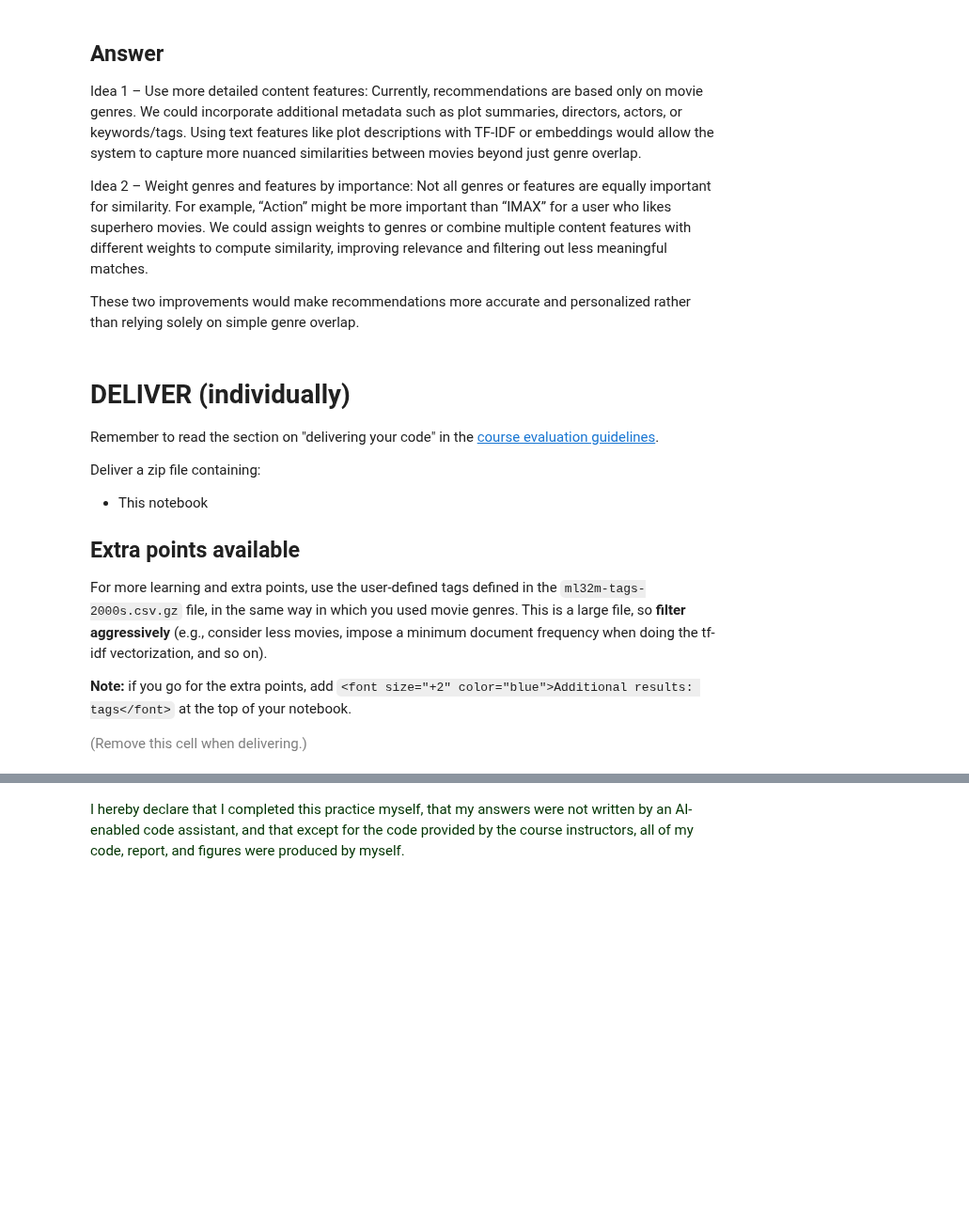
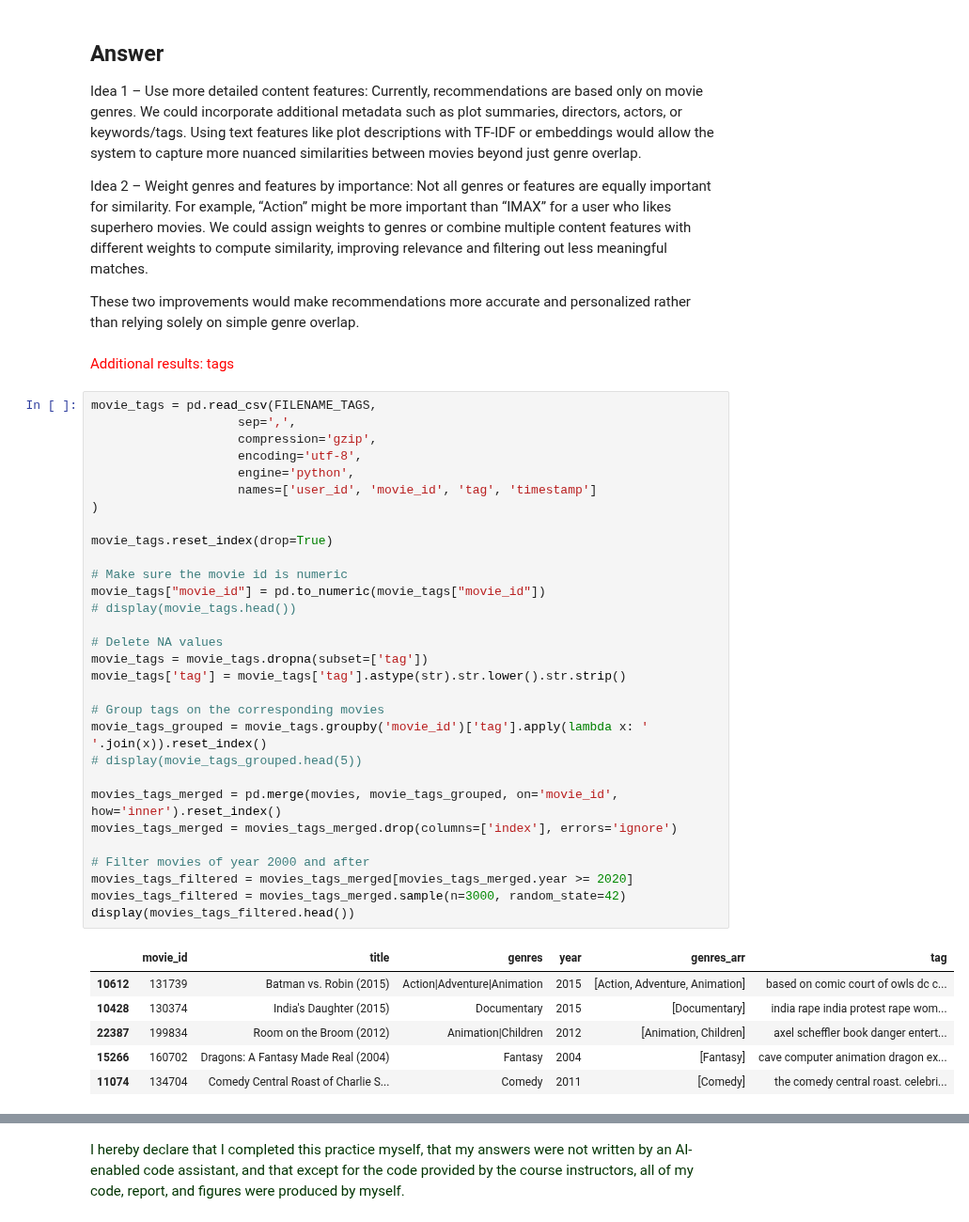
Before and after one commit to zsykk/datamining_2nd, a Jupyter notebook: ps05_content_based_recsys.ipynb, the cells around one changed output, grey strips where cells are left out. Shown at 94% size. Drawn from its saved outputs; the diff is of its cells as text; blank space fills up the shorter version.

```diff
--- a/ps05_content_based_recsys.ipynb
+++ b/ps05_content_based_recsys.ipynb
@@ -867,19 +628,42 @@ Idea 2 – Weight genres and features by importance:
 Not all genres or features are equally important for similarity. For example, “Action” might be more important than “IMAX” for a user who likes superhero movies. We could assign weights to genres or combine multiple content features with different weights to compute similarity, improving relevance and filtering out less meaningful matches.
 
 These two improvements would make recommendations more accurate and personalized rather than relying solely on simple genre overlap.
-# %% [markdown]
-# DELIVER (individually)
-
-Remember to read the section on "delivering your code" in the [course evaluation guidelines](https://github.com/chatox/data-mining-course/blob/master/upf/upf-evaluation.md).
-
-Deliver a zip file containing:
-
-* This notebook
-
-## Extra points available
-
-For more learning and extra points, use the user-defined tags defined in the `ml32m-tags-2000s.csv.gz` file, in the same way in which you used movie genres. This is a large file, so **filter aggressively** (e.g., consider less movies, impose a minimum document frequency when doing the tf-idf vectorization, and so on).
-
-**Note:** if you go for the extra points, add ``<font size="+2" color="blue">Additional results: tags</font>`` at the top of your notebook.
-
-<font size="-1" color="gray">(Remove this cell when delivering.)</font>
+# %% [markdown]
+<font size="+2" color="red">Additional results: tags</font>
+# %%
+movie_tags = pd.read_csv(FILENAME_TAGS,
+                    sep=',',
+                    compression='gzip',
+                    encoding='utf-8',
+                    engine='python',
+                    names=['user_id', 'movie_id', 'tag', 'timestamp']
+)
+
+movie_tags.reset_index(drop=True)
+
+# Make sure the movie id is numeric
+movie_tags["movie_id"] = pd.to_numeric(movie_tags["movie_id"])
+# display(movie_tags.head())
+
+# Delete NA values
+movie_tags = movie_tags.dropna(subset=['tag'])
+movie_tags['tag'] = movie_tags['tag'].astype(str).str.lower().str.strip()
+
+# Group tags on the corresponding movies
+movie_tags_grouped = movie_tags.groupby('movie_id')['tag'].apply(lambda x: ' '.join(x)).reset_index()
+# display(movie_tags_grouped.head(5))
+
+movies_tags_merged = pd.merge(movies, movie_tags_grouped, on='movie_id', how='inner').reset_index()
+movies_tags_merged = movies_tags_merged.drop(columns=['index'], errors='ignore')
+
+# Filter movies of year 2000 and after
+movies_tags_filtered = movies_tags_merged[movies_tags_merged.year >= 2020]
+movies_tags_filtered = movies_tags_merged.sample(n=3000, random_state=42)
+display(movies_tags_filtered.head())
+# %% [output]
+|  | movie_id | title | genres | year | genres_arr | tag |
+| 10612 | 131739 | Batman vs. Robin (2015) | Action|Adventure|Animation | 2015 | [Action, Adventure, Animation] | based on comic court of owls dc c... |
+| 10428 | 130374 | India's Daughter (2015) | Documentary | 2015 | [Documentary] | india rape india protest rape wom... |
+| 22387 | 199834 | Room on the Broom (2012) | Animation|Children | 2012 | [Animation, Children] | axel scheffler book danger entert... |
+| 15266 | 160702 | Dragons: A Fantasy Made Real (2004) | Fantasy | 2004 | [Fantasy] | cave computer animation dragon ex... |
+| 11074 | 134704 | Comedy Central Roast of Charlie S... | Comedy | 2011 | [Comedy] | the comedy central roast. celebri... |
```
Also changed, not shown: parts of 24 cells of this notebook.
